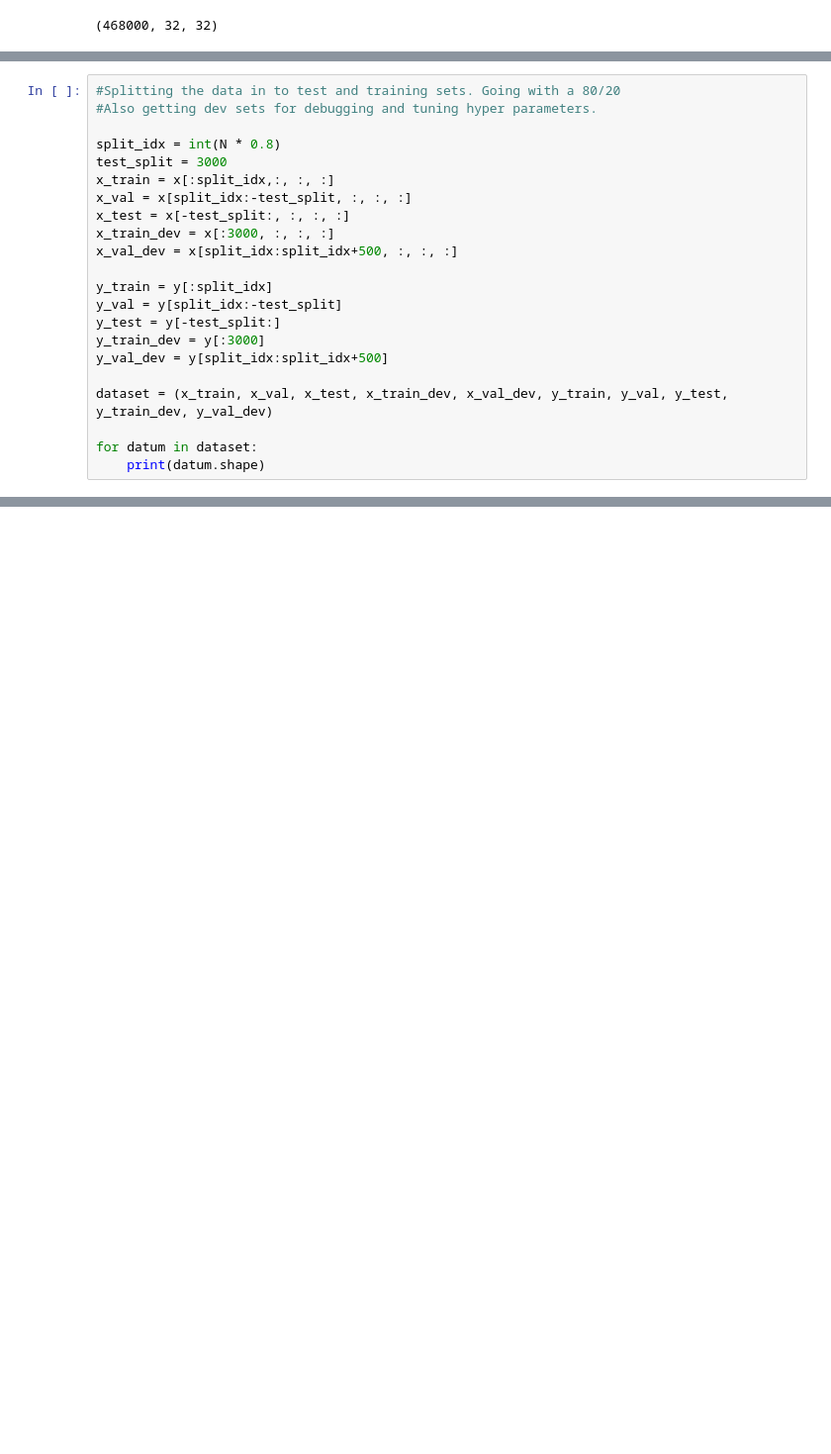
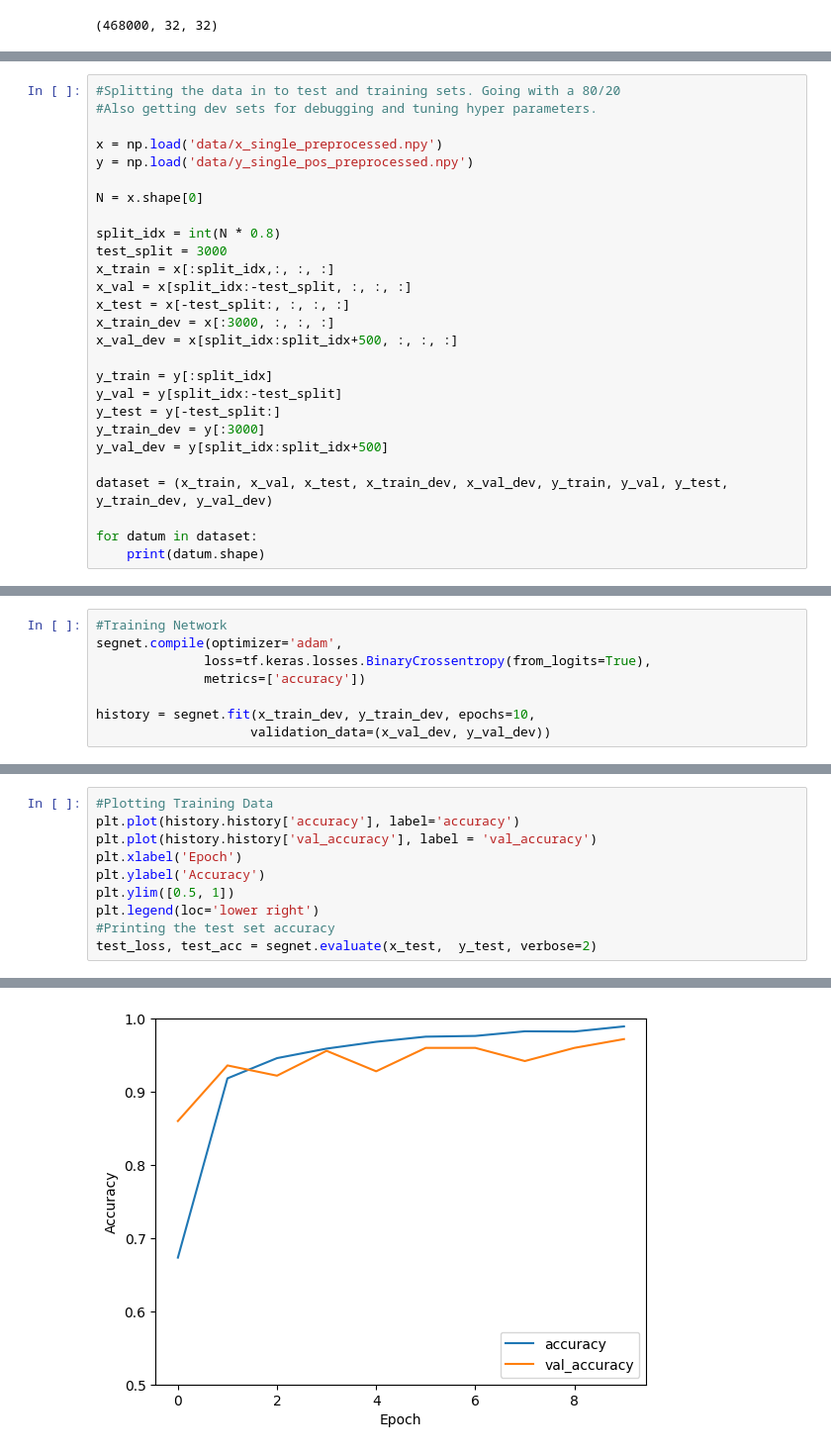
Before and after one commit to Oreo-Monster/CAPTCHA-breaker, a Jupyter notebook: SegmentationNet.ipynb, the cells around one changed output, grey strips where cells are left out. Shown: that part at 99% size. Saved outputs shown, nothing was run; the diff lists cells and outputs as text; blank space fills up the shorter version.

Commit message:
Worked on segnet

```diff
--- a/SegmentationNet.ipynb
+++ b/SegmentationNet.ipynb
@@ -100,6 +100,11 @@ Preprocessed data saved to disk
 # %%
 #Splitting the data in to test and training sets. Going with a 80/20
 #Also getting dev sets for debugging and tuning hyper parameters.
+
+x = np.load('data/x_single_preprocessed.npy')
+y = np.load('data/y_single_pos_preprocessed.npy')
+
+N = x.shape[0]
 
 split_idx = int(N * 0.8)
 test_split = 3000
@@ -165,0 +191,8 @@ AttributeError: module 'CNN.layer' has no attribute 'Conv2DAccel'
+# %%
+#Training Network
+segnet.compile(optimizer='adam',
+              loss=tf.keras.losses.BinaryCrossentropy(from_logits=True),
+              metrics=['accuracy'])
+
+history = segnet.fit(x_train_dev, y_train_dev, epochs=10,
+                    validation_data=(x_val_dev, y_val_dev))
@@ -165,0 +220,11 @@ AttributeError: module 'CNN.layer' has no attribute 'Conv2DAccel'
+# %%
+#Plotting Training Data
+plt.plot(history.history['accuracy'], label='accuracy')
+plt.plot(history.history['val_accuracy'], label = 'val_accuracy')
+plt.xlabel('Epoch')
+plt.ylabel('Accuracy')
+plt.ylim([0.5, 1])
+plt.legend(loc='lower right')
+#Printing the test set accuracy
+test_loss, test_acc = segnet.evaluate(x_test,  y_test, verbose=2)
+# %% [output]
@@ -165,0 +232 @@ AttributeError: module 'CNN.layer' has no attribute 'Conv2DAccel'
+[figure, added]
```
Also changed, not shown: parts of 13 cells of this notebook, 2 other files.
